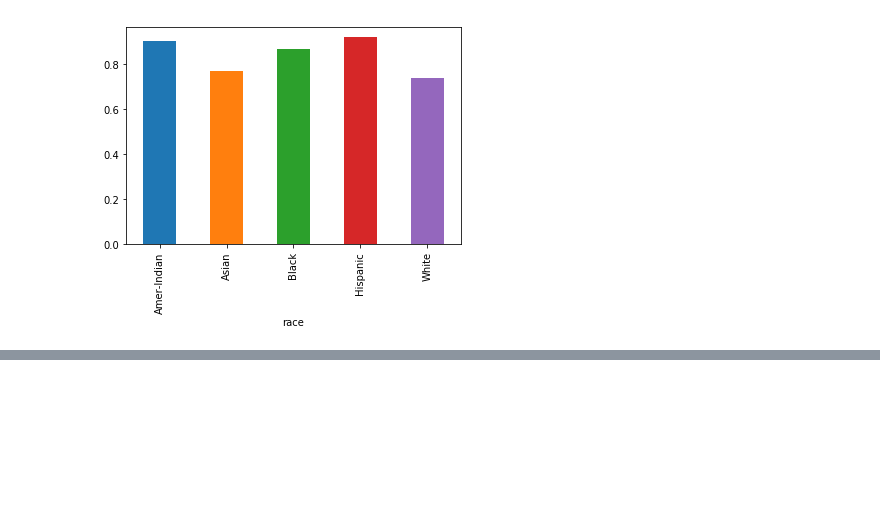
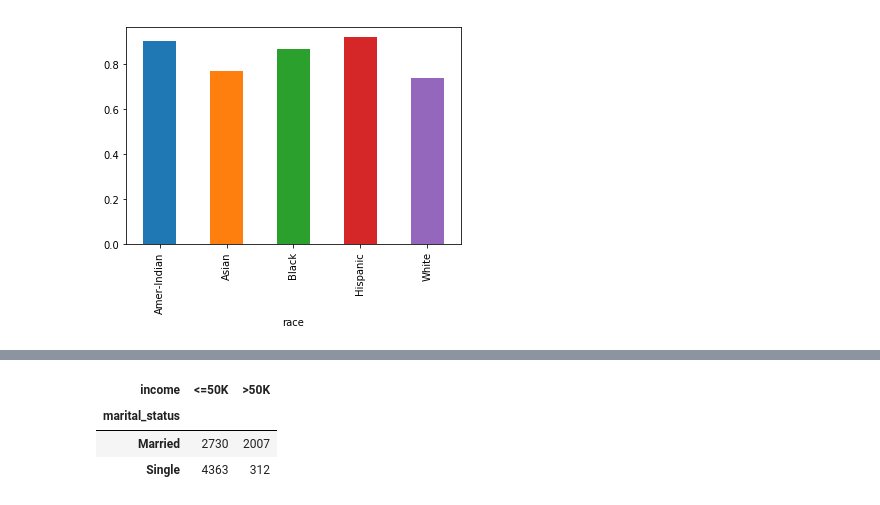
Before and after one commit to MickeyGeorge/dsc478, a Jupyter notebook: Assignment2/MichaelJanke_Assignment2.ipynb, the cells around one changed output, grey strips where cells are left out. Saved outputs shown, nothing was run; the diff lists cells and outputs as text; code cells hidden in the pictures; blank space fills up the shorter version.

```diff
--- a/Assignment2/MichaelJanke_Assignment2.ipynb
+++ b/Assignment2/MichaelJanke_Assignment2.ipynb
@@ -1213,0 +1228,8 @@ plt.show(ri["percent_lowincome"].plot(kind="bar"))
+# %%
+mi = pd.crosstab(census_data["marital_status"], census_data["income"])
+mi
+# %% [output]
+| income | <=50K | >50K |
+| marital_status |  |  |
+| Married | 2730 | 2007 |
+| Single | 4363 | 312 |
```
Also changed, not shown: parts of 8 cells of this notebook.
